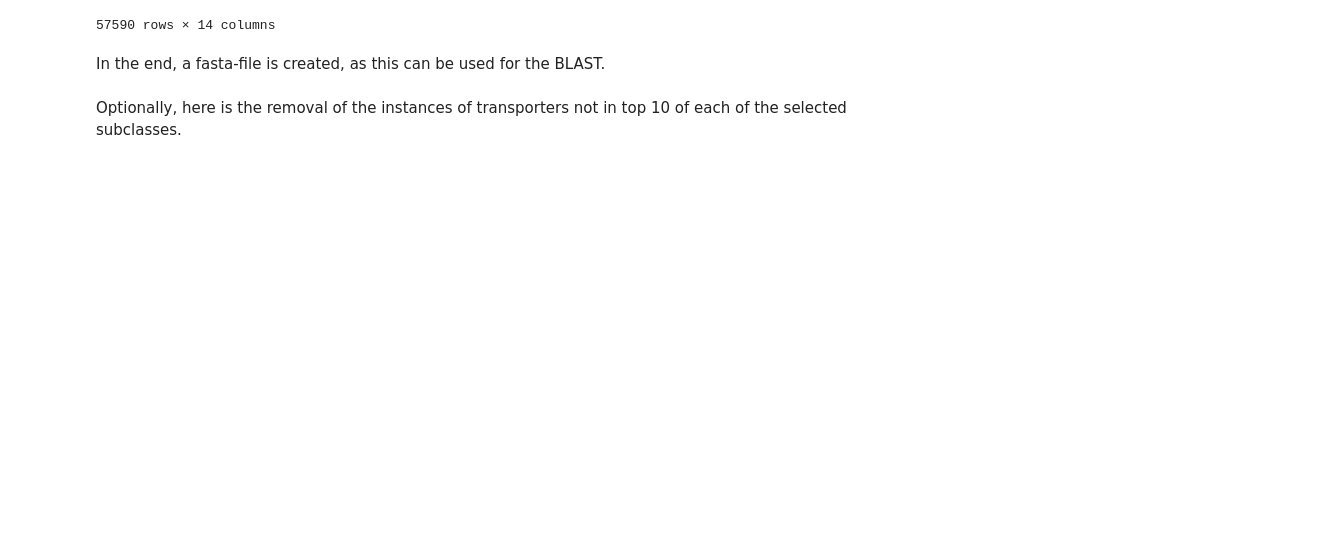
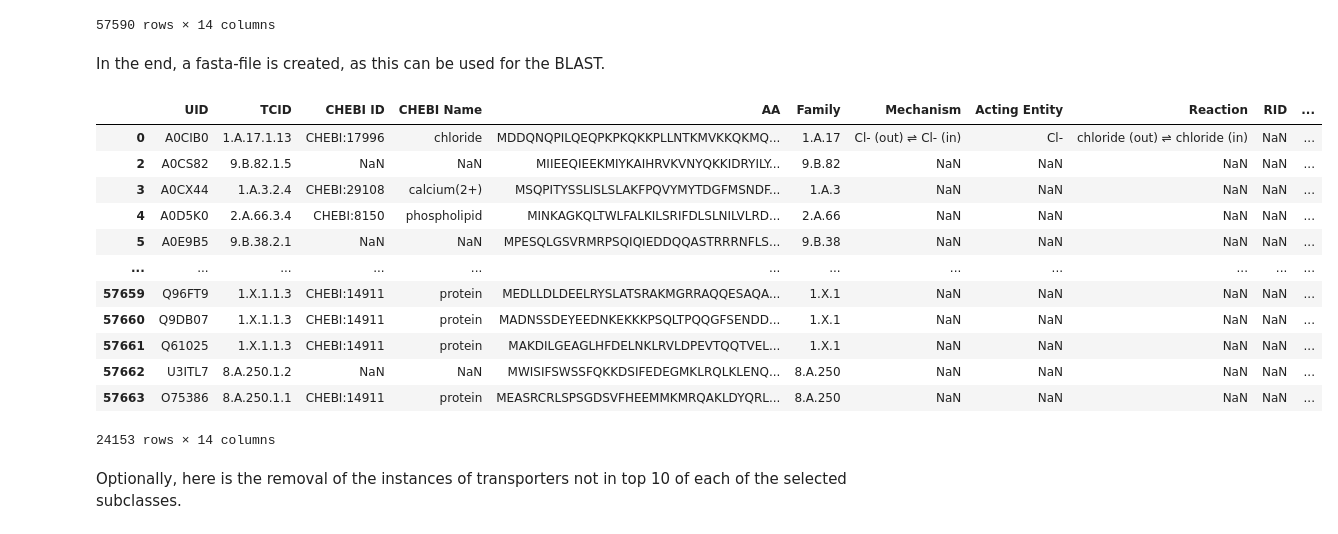
Before and after one commit to blandro/master-project, a Jupyter notebook: Approach 1/main1.ipynb, the cells around one changed output. Cells and saved outputs as stored; diff of their text form; code cells hidden in the pictures; blank space fills up the shorter version.

```diff
--- a/Approach 1/main1.ipynb
+++ b/Approach 1/main1.ipynb
@@ -238,14 +238,30 @@ df
 # %% [markdown]
 In the end, a fasta-file is created, as this can be used for the BLAST.
 # %%
+df_fasta = df.drop_duplicates(subset=["UID", "TCID", "AA"])
 fasta_file = "approach1.fasta"
 
 with open(fasta_file, "w") as f:
-    for index, row in df.iterrows():
+    for index, row in df_fasta.iterrows():
         uid = row["UID"]
         tcid = row["TCID"]
         sequence = row["AA"]
         f.write(f">{uid}|{tcid}\n{sequence}\n")
+df_fasta
+# %% [output]
+|  | UID | TCID | CHEBI ID | CHEBI Name | AA | Family | Mechanism | Acting Entity | Reaction | RID | ... |
+| 0 | A0CIB0 | 1.A.17.1.13 | CHEBI:17996 | chloride | MDDQNQPILQEQPKPKQKKPLLNTKMVKKQKMQ... | 1.A.17 | Cl- (out) ⇌ Cl- (in) | Cl- | chloride (out) ⇌ chloride (in) | NaN | ... |
+| 2 | A0CS82 | 9.B.82.1.5 | NaN | NaN | MIIEEQIEEKMIYKAIHRVKVNYQKKIDRYILY... | 9.B.82 | NaN | NaN | NaN | NaN | ... |
+| 3 | A0CX44 | 1.A.3.2.4 | CHEBI:29108 | calcium(2+) | MSQPITYSSLISLSLAKFPQVYMYTDGFMSNDF... | 1.A.3 | NaN | NaN | NaN | NaN | ... |
+| 4 | A0D5K0 | 2.A.66.3.4 | CHEBI:8150 | phospholipid | MINKAGKQLTWLFALKILSRIFDLSLNILVLRD... | 2.A.66 | NaN | NaN | NaN | NaN | ... |
+| 5 | A0E9B5 | 9.B.38.2.1 | NaN | NaN | MPESQLGSVRMRPSQIQIEDDQQASTRRRNFLS... | 9.B.38 | NaN | NaN | NaN | NaN | ... |
+| ... | ... | ... | ... | ... | ... | ... | ... | ... | ... | ... | ... |
+| 57659 | Q96FT9 | 1.X.1.1.3 | CHEBI:14911 | protein | MEDLLDLDEELRYSLATSRAKMGRRAQQESAQA... | 1.X.1 | NaN | NaN | NaN | NaN | ... |
+| 57660 | Q9DB07 | 1.X.1.1.3 | CHEBI:14911 | protein | MADNSSDEYEEDNKEKKKPSQLTPQQGFSENDD... | 1.X.1 | NaN | NaN | NaN | NaN | ... |
+| 57661 | Q61025 | 1.X.1.1.3 | CHEBI:14911 | protein | MAKDILGEAGLHFDELNKLRVLDPEVTQQTVEL... | 1.X.1 | NaN | NaN | NaN | NaN | ... |
+| 57662 | U3ITL7 | 8.A.250.1.2 | NaN | NaN | MWISIFSWSSFQKKDSIFEDEGMKLRQLKLENQ... | 8.A.250 | NaN | NaN | NaN | NaN | ... |
+| 57663 | O75386 | 8.A.250.1.1 | CHEBI:14911 | protein | MEASRCRLSPSGDSVFHEEMMKMRQAKLDYQRL... | 8.A.250 | NaN | NaN | NaN | NaN | ... |
+24153 rows × 14 columns
 # %% [markdown]
 Optionally, here is the removal of the instances of transporters not in top 10 of each of the selected subclasses.
 # %%
```
Also changed, not shown: 12 other files.
